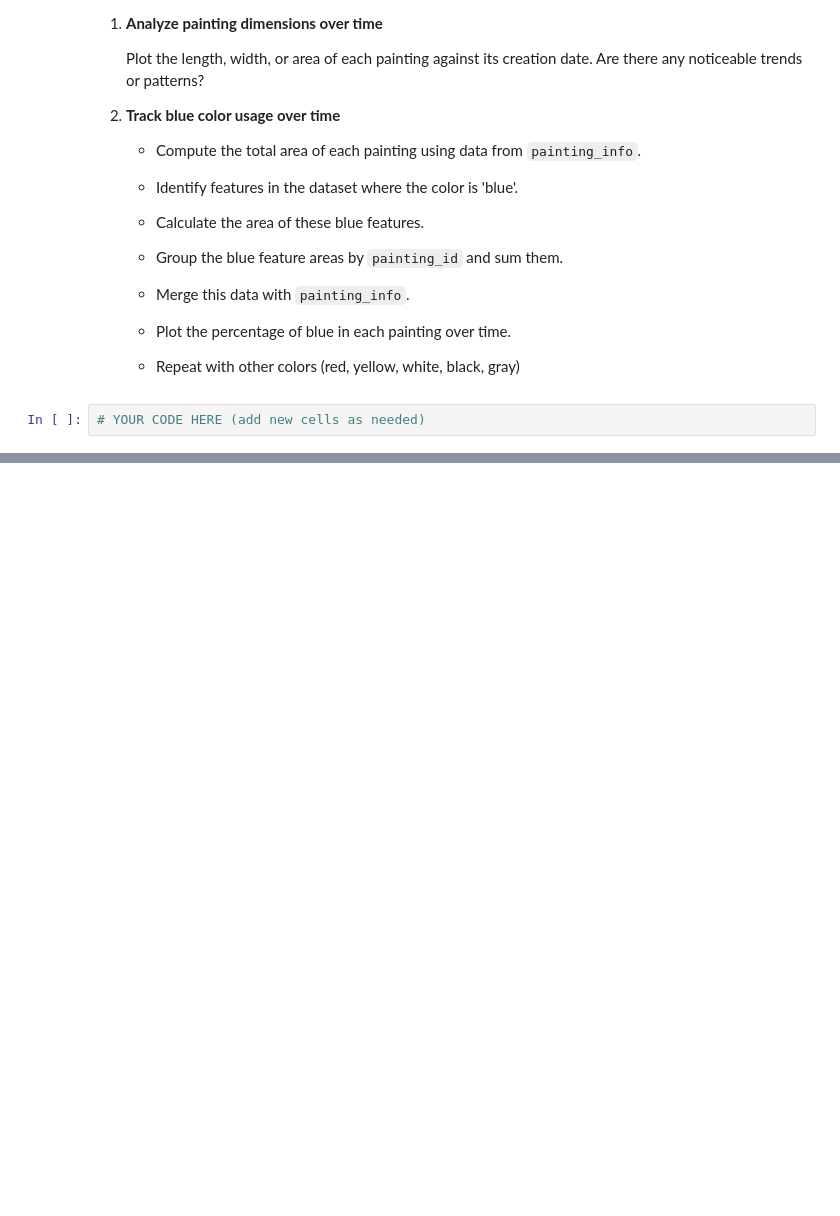
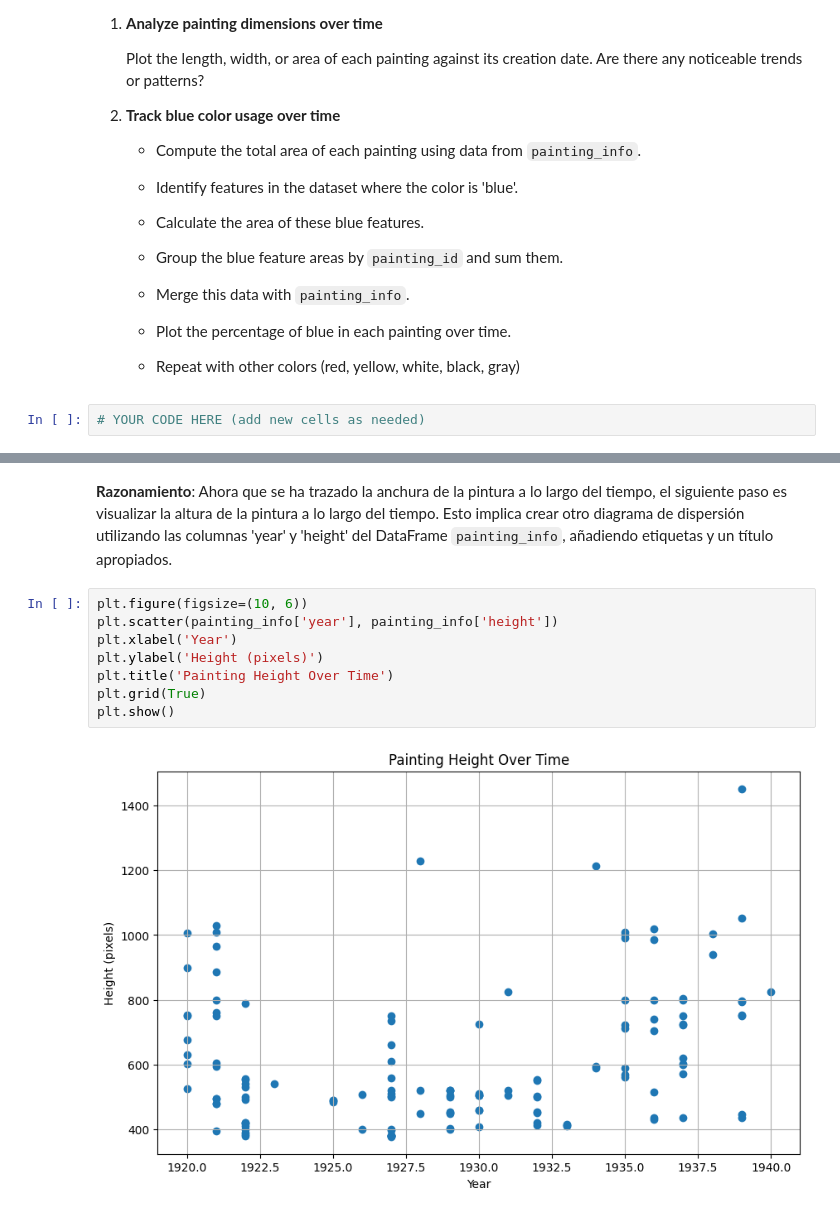
Before and after one commit to DavidZD5/Mineria-de-datos, a Jupyter notebook: mondrian_art_project.ipynb, the cells around one changed output, grey strips where cells are left out. Saved outputs shown, nothing was run; the diff lists cells and outputs as text; blank space fills up the shorter version.

```diff
--- a/mondrian_art_project.ipynb
+++ b/mondrian_art_project.ipynb
@@ -405,0 +456,13 @@ Here are some ideas for extending the project:
+# %% [markdown]
+**Razonamiento**:
+Ahora que se ha trazado la anchura de la pintura a lo largo del tiempo, el siguiente paso es visualizar la altura de la pintura a lo largo del tiempo. Esto implica crear otro diagrama de dispersión utilizando las columnas 'year' y 'height' del DataFrame `painting_info`, añadiendo etiquetas y un título apropiados.
+# %%
+plt.figure(figsize=(10, 6))
+plt.scatter(painting_info['year'], painting_info['height'])
+plt.xlabel('Year')
+plt.ylabel('Height (pixels)')
+plt.title('Painting Height Over Time')
+plt.grid(True)
+plt.show()
+# %% [output]
+[figure, added]
```
Also changed, not shown: parts of 20 cells of this notebook.
